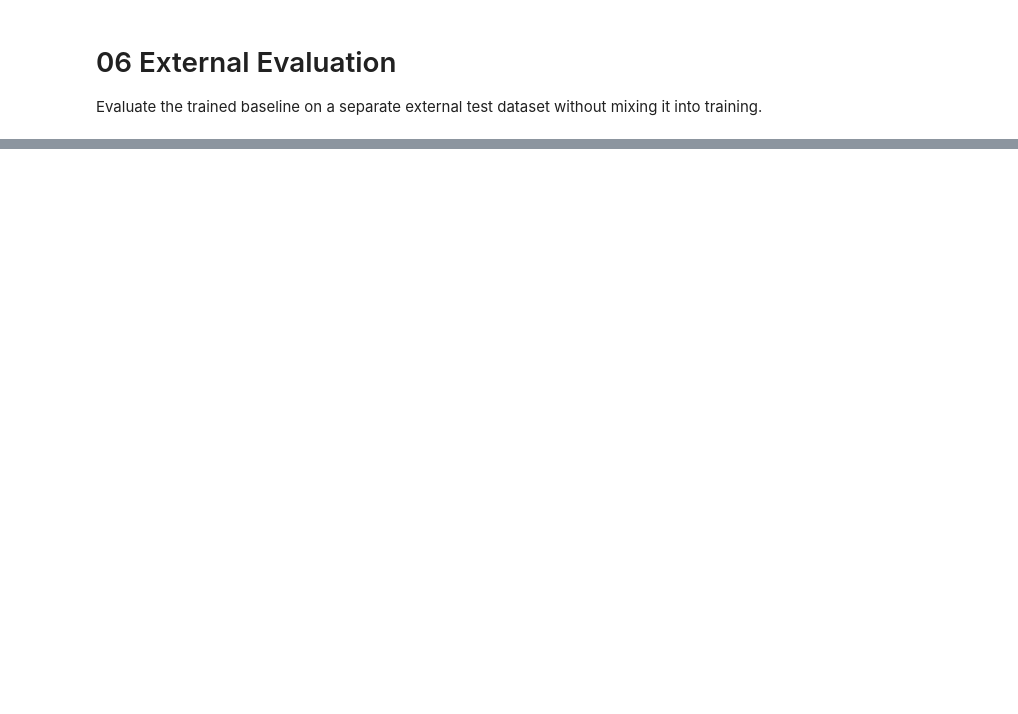
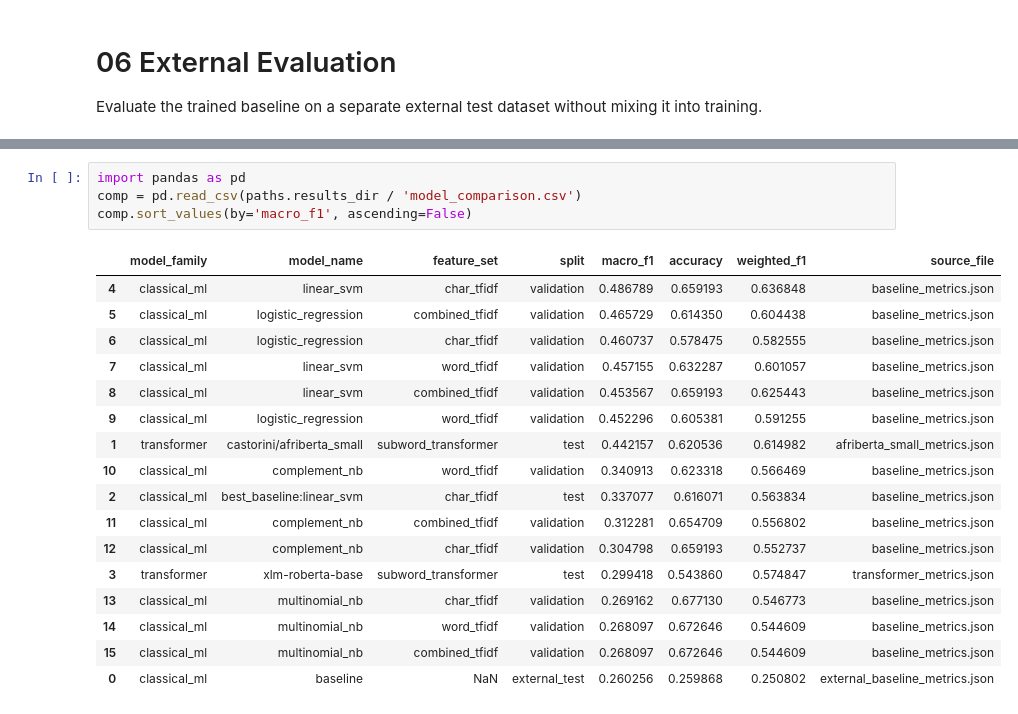
Before and after one commit to Viwaz/Sentiment_Analysis, a Jupyter notebook: notebooks/06_external_evaluation.ipynb, the cells around one changed output, grey strips where cells are left out. Cells and saved outputs as stored; diff of their text form; blank space fills up the shorter version.

```diff
--- a/notebooks/06_external_evaluation.ipynb
+++ b/notebooks/06_external_evaluation.ipynb
@@ -41,0 +60,22 @@ preds[preds['true_label'] != preds['predicted_label']].head(20)
+# %%
+import pandas as pd
+comp = pd.read_csv(paths.results_dir / 'model_comparison.csv')
+comp.sort_values(by='macro_f1', ascending=False)
+# %% [output]
+|  | model_family | model_name | feature_set | split | macro_f1 | accuracy | weighted_f1 | source_file |
+| 4 | classical_ml | linear_svm | char_tfidf | validation | 0.486789 | 0.659193 | 0.636848 | baseline_metrics.json |
+| 5 | classical_ml | logistic_regression | combined_tfidf | validation | 0.465729 | 0.614350 | 0.604438 | baseline_metrics.json |
+| 6 | classical_ml | logistic_regression | char_tfidf | validation | 0.460737 | 0.578475 | 0.582555 | baseline_metrics.json |
+| 7 | classical_ml | linear_svm | word_tfidf | validation | 0.457155 | 0.632287 | 0.601057 | baseline_metrics.json |
+| 8 | classical_ml | linear_svm | combined_tfidf | validation | 0.453567 | 0.659193 | 0.625443 | baseline_metrics.json |
+| 9 | classical_ml | logistic_regression | word_tfidf | validation | 0.452296 | 0.605381 | 0.591255 | baseline_metrics.json |
+| 1 | transformer | castorini/afriberta_small | subword_transformer | test | 0.442157 | 0.620536 | 0.614982 | afriberta_small_metrics.json |
+| 10 | classical_ml | complement_nb | word_tfidf | validation | 0.340913 | 0.623318 | 0.566469 | baseline_metrics.json |
+| 2 | classical_ml | best_baseline:linear_svm | char_tfidf | test | 0.337077 | 0.616071 | 0.563834 | baseline_metrics.json |
+| 11 | classical_ml | complement_nb | combined_tfidf | validation | 0.312281 | 0.654709 | 0.556802 | baseline_metrics.json |
+| 12 | classical_ml | complement_nb | char_tfidf | validation | 0.304798 | 0.659193 | 0.552737 | baseline_metrics.json |
+| 3 | transformer | xlm-roberta-base | subword_transformer | test | 0.299418 | 0.543860 | 0.574847 | transformer_metrics.json |
+| 13 | classical_ml | multinomial_nb | char_tfidf | validation | 0.269162 | 0.677130 | 0.546773 | baseline_metrics.json |
+| 14 | classical_ml | multinomial_nb | word_tfidf | validation | 0.268097 | 0.672646 | 0.544609 | baseline_metrics.json |
+| 15 | classical_ml | multinomial_nb | combined_tfidf | validation | 0.268097 | 0.672646 | 0.544609 | baseline_metrics.json |
+| 0 | classical_ml | baseline | NaN | external_test | 0.260256 | 0.259868 | 0.250802 | external_baseline_metrics.json |
```
Also changed, not shown: parts of 2 cells of this notebook, 45 other files.
